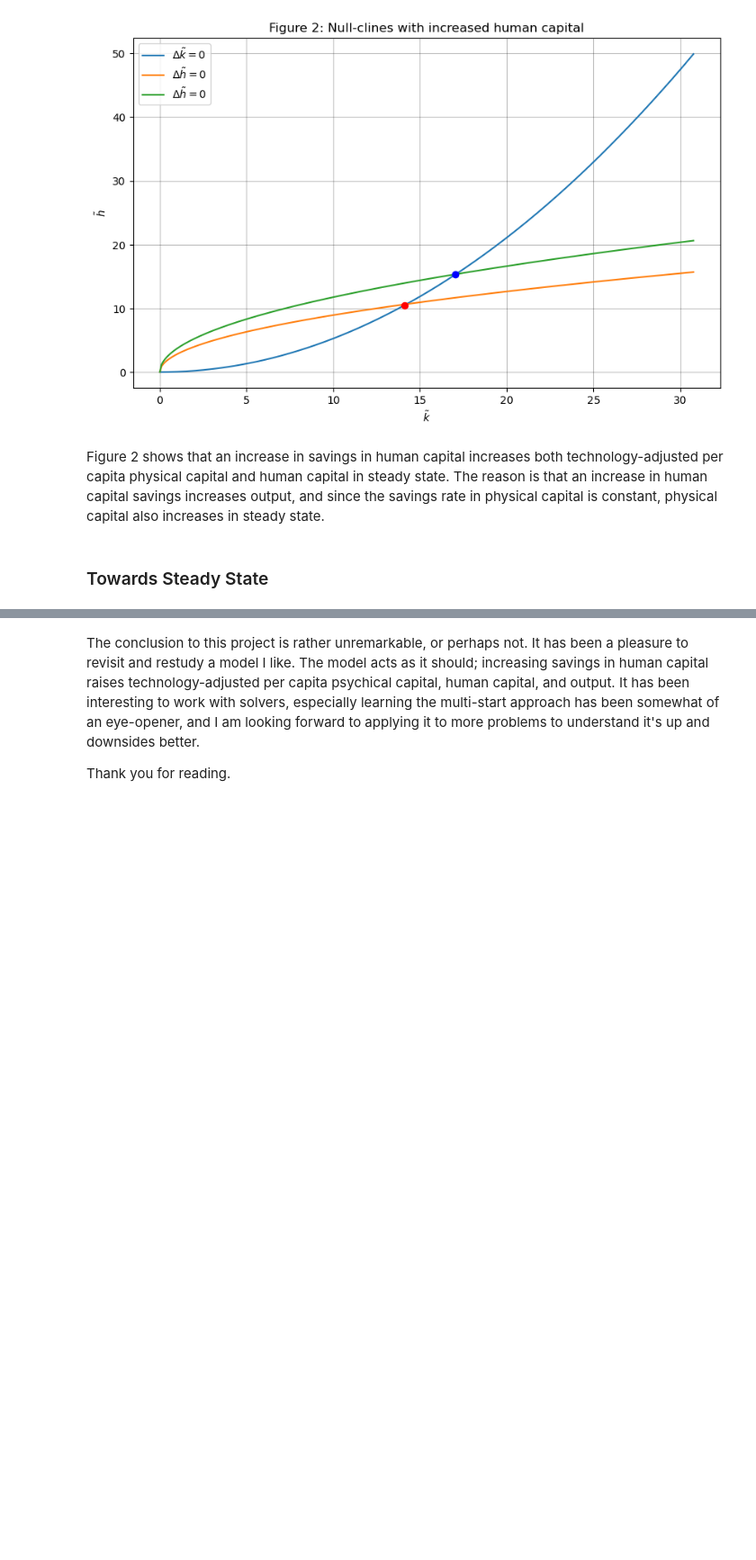
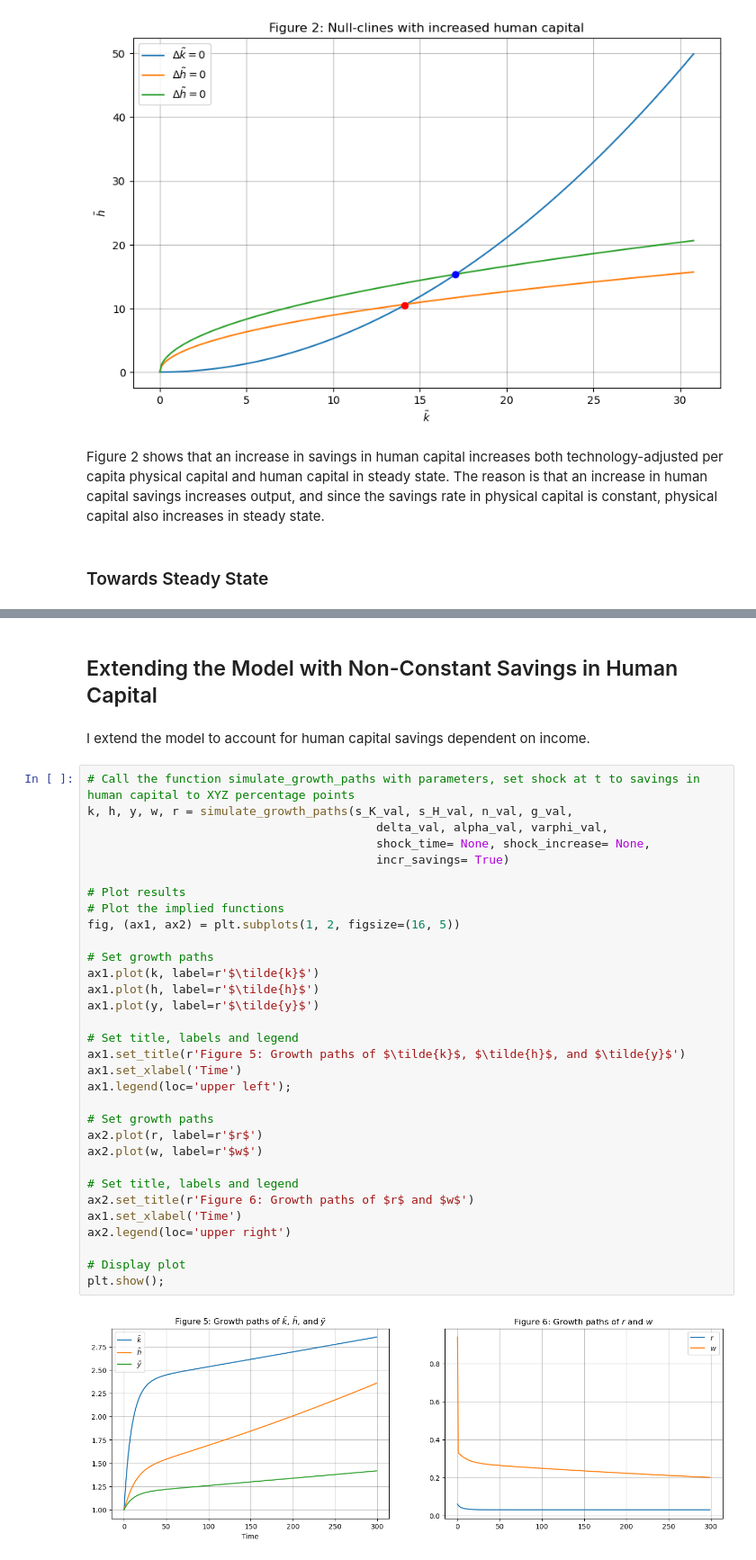
Before and after one commit to NumEconCopenhagen/projects-2023-jts, a Jupyter notebook: modelproject/modelproject.ipynb, the cells around one changed output, grey strips where cells are left out. Shown at 90% size. Saved outputs shown, nothing was run; the diff lists cells and outputs as text; blank space fills up the shorter version.

```diff
--- a/modelproject/modelproject.ipynb
+++ b/modelproject/modelproject.ipynb
@@ -268,6 +278,38 @@ ax.legend(loc='upper left');
-# %% [markdown]
-The conclusion to this project is rather unremarkable, or perhaps not. It has been a pleasure to revisit and restudy a model I like.
-The model acts as it should; increasing savings in human capital raises technology-adjusted per capita psychical capital, human capital, and output.
-It has been interesting to work with solvers, especially learning the multi-start approach has been somewhat of an eye-opener, and I am looking forward to applying it to more problems to understand it's up and downsides better.
-
-Thank you for reading.
+# %% [markdown]
+## Extending the Model with Non-Constant Savings in Human Capital
+# %% [markdown]
+I extend the model to account for human capital savings dependent on income.
+# %%
+# Call the function simulate_growth_paths with parameters, set shock at t to savings in human capital to XYZ percentage points
+k, h, y, w, r = simulate_growth_paths(s_K_val, s_H_val, n_val, g_val,
+                                         delta_val, alpha_val, varphi_val,
+                                         shock_time= None, shock_increase= None,
+                                         incr_savings= True)
+
+# Plot results
+# Plot the implied functions
+fig, (ax1, ax2) = plt.subplots(1, 2, figsize=(16, 5))
+
+# Set growth paths
+ax1.plot(k, label=r'$\tilde{k}$')
+ax1.plot(h, label=r'$\tilde{h}$')
+ax1.plot(y, label=r'$\tilde{y}$')
+
+# Set title, labels and legend
+ax1.set_title(r'Figure 5: Growth paths of $\tilde{k}$, $\tilde{h}$, and $\tilde{y}$')
+ax1.set_xlabel('Time')
+ax1.legend(loc='upper left');
+
+# Set growth paths
+ax2.plot(r, label=r'$r$')
+ax2.plot(w, label=r'$w$')
+
+# Set title, labels and legend
+ax2.set_title(r'Figure 6: Growth paths of $r$ and $w$')
+ax1.set_xlabel('Time')
+ax2.legend(loc='upper right')
+
+# Display plot
+plt.show();
+# %% [output]
+[figure, added]
```
Also changed, not shown: parts of 41 cells of this notebook, 3 other files.
